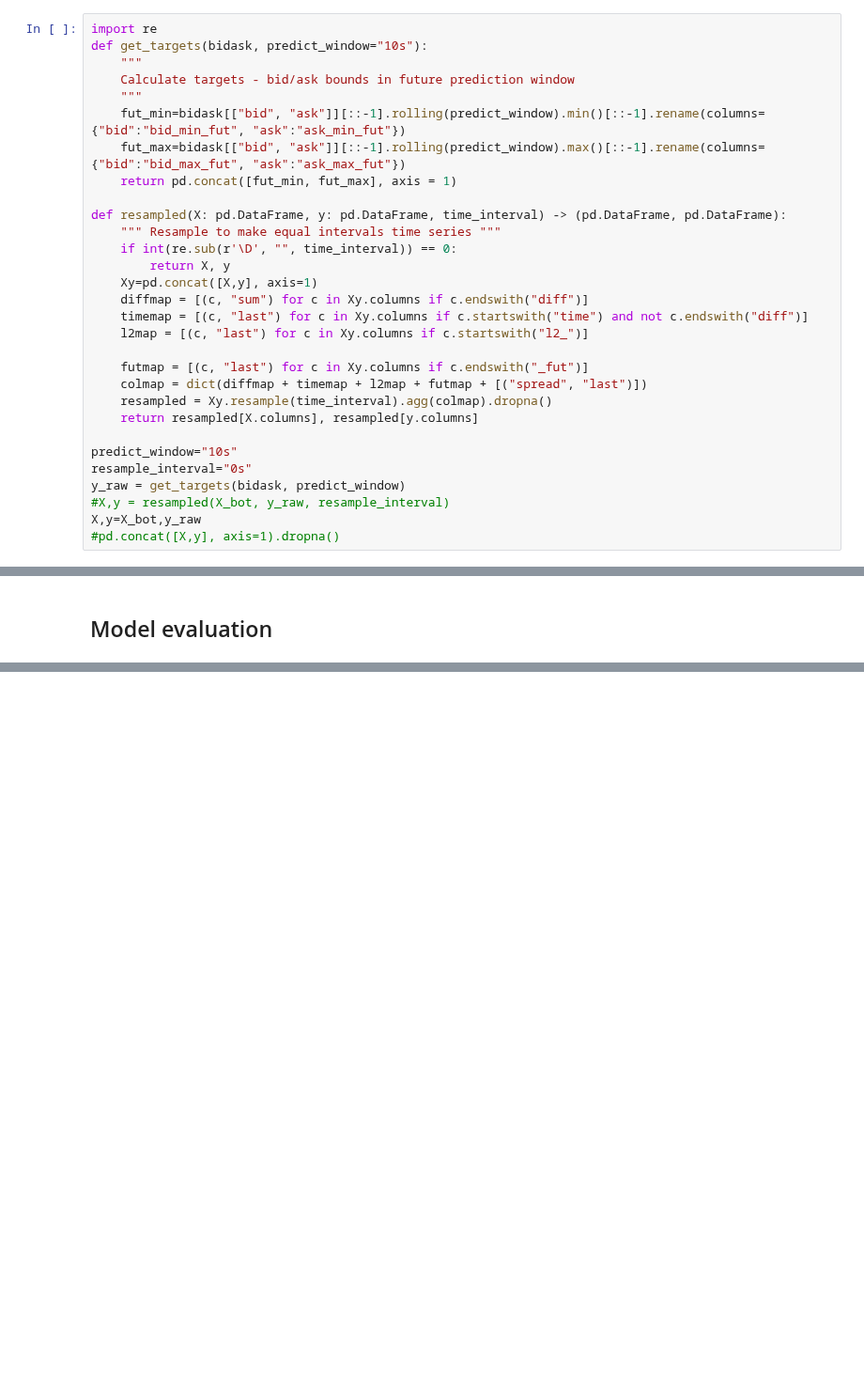
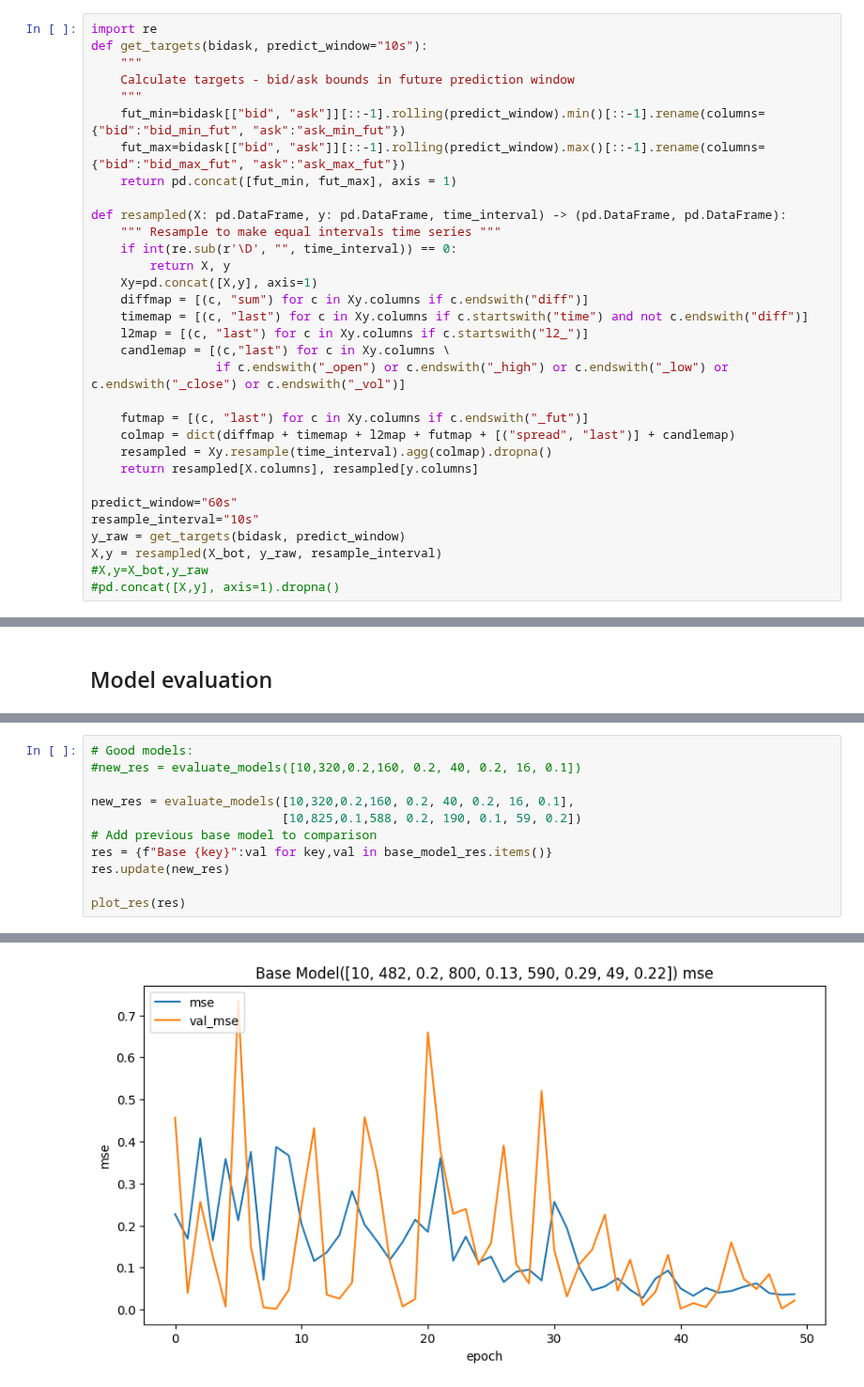
Before and after one commit to DmitryPukhov/pytrade2, a Jupyter notebook: analysis/Predict low high models.ipynb, the cells around one changed output, grey strips where cells are left out. Shown at 94% size. Cells and saved outputs as stored; diff of their text form; blank space fills up the shorter version.

```diff
--- a/analysis/Predict low high models.ipynb
+++ b/analysis/Predict low high models.ipynb
@@ -78,17 +86,19 @@ def resampled(X: pd.DataFrame, y: pd.DataFrame, time_interval) -> (pd.DataFrame,
     diffmap = [(c, "sum") for c in Xy.columns if c.endswith("diff")]
     timemap = [(c, "last") for c in Xy.columns if c.startswith("time") and not c.endswith("diff")]
     l2map = [(c, "last") for c in Xy.columns if c.startswith("l2_")]
+    candlemap = [(c,"last") for c in Xy.columns \
+                 if c.endswith("_open") or c.endswith("_high") or c.endswith("_low") or c.endswith("_close") or c.endswith("_vol")]
 
     futmap = [(c, "last") for c in Xy.columns if c.endswith("_fut")]
-    colmap = dict(diffmap + timemap + l2map + futmap + [("spread", "last")])
+    colmap = dict(diffmap + timemap + l2map + futmap + [("spread", "last")] + candlemap)
     resampled = Xy.resample(time_interval).agg(colmap).dropna()
     return resampled[X.columns], resampled[y.columns]
 
-predict_window="10s"
-resample_interval="0s"
+predict_window="60s"
+resample_interval="10s"
 y_raw = get_targets(bidask, predict_window)
-#X,y = resampled(X_bot, y_raw, resample_interval)
-X,y=X_bot,y_raw
+X,y = resampled(X_bot, y_raw, resample_interval)
+#X,y=X_bot,y_raw
 #pd.concat([X,y], axis=1).dropna()
 # %% [markdown]
 ### Train test split
@@ -432,0 +422,12 @@ Epoch 10/10
+# %%
+# Good models:
+#new_res = evaluate_models([10,320,0.2,160, 0.2, 40, 0.2, 16, 0.1])
+
+new_res = evaluate_models([10,320,0.2,160, 0.2, 40, 0.2, 16, 0.1],
+                          [10,825,0.1,588, 0.2, 190, 0.1, 59, 0.2])
+# Add previous base model to comparison
+res = {f"Base {key}":val for key,val in base_model_res.items()}
+res.update(new_res)
+
+plot_res(res)
+# %% [output]
@@ -432,0 +451 @@ Epoch 10/10
+[figure, added]
```
Also changed, not shown: parts of 7 cells of this notebook, 2 other files.
